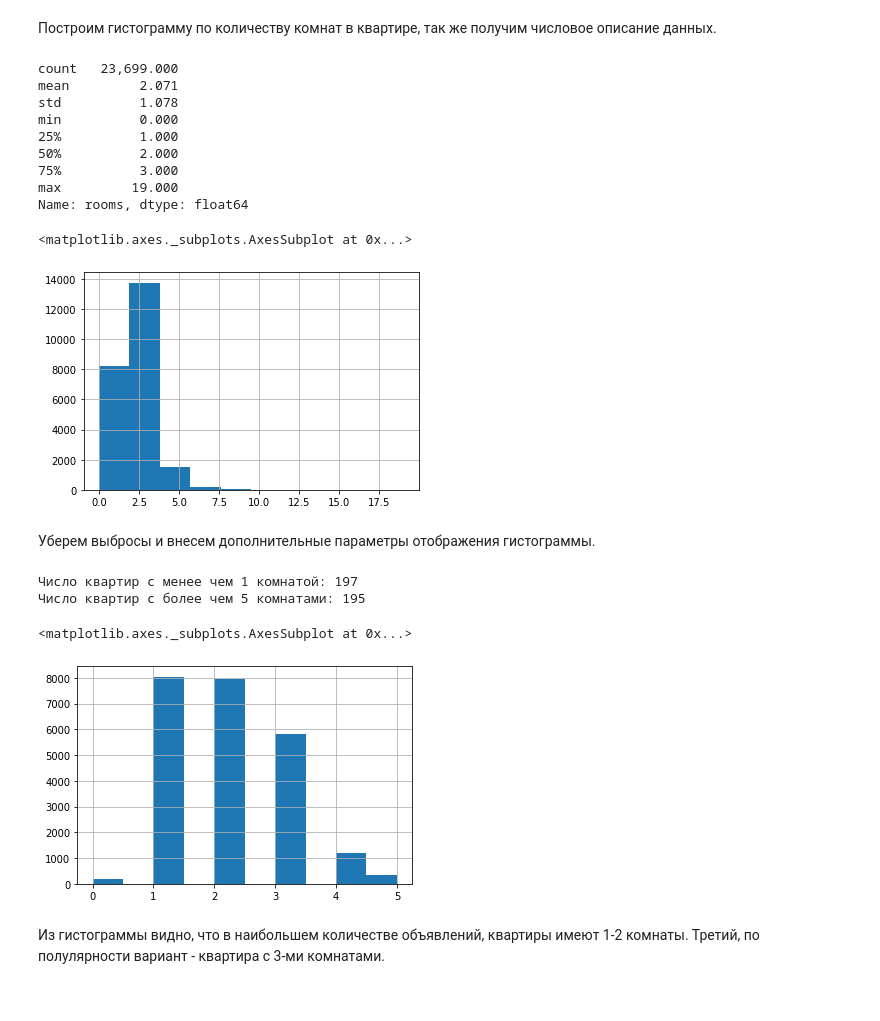
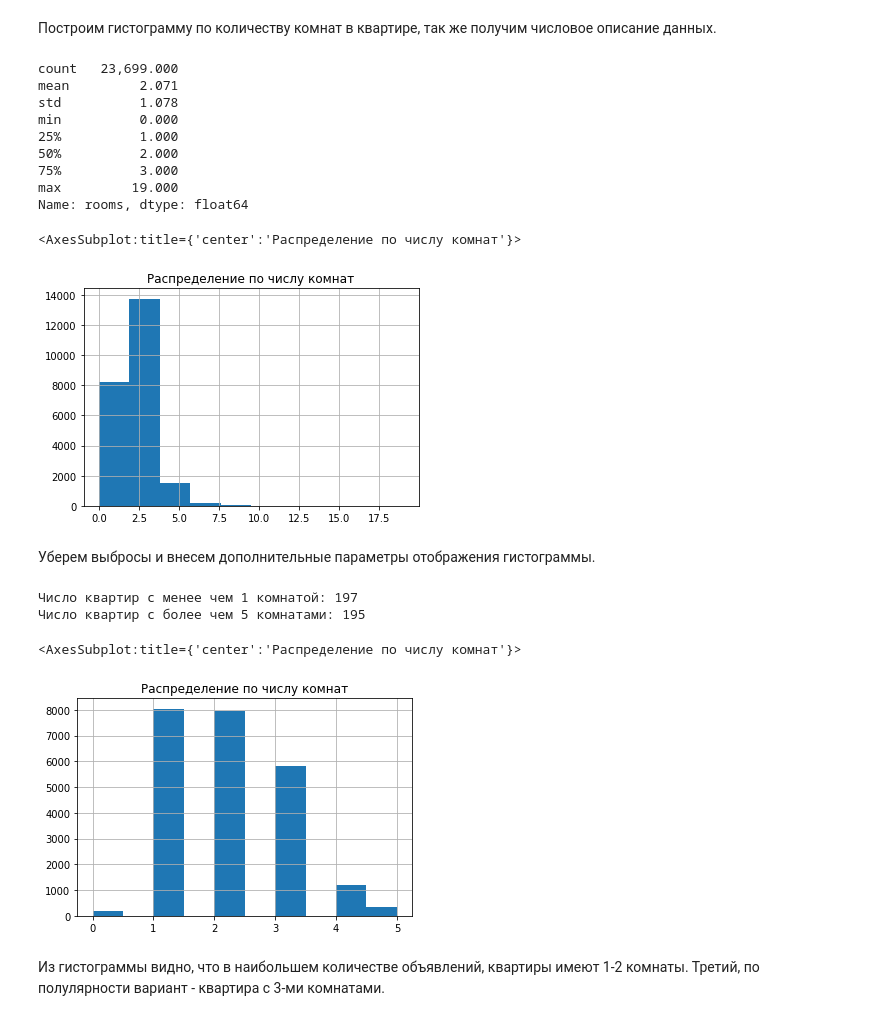
Before and after one commit to TaywanZ/project_yandex_practicum, a Jupyter notebook: project_2/project_2.ipynb, the cells around one changed output. Cells and saved outputs as stored; diff of their text form; code cells hidden in the pictures.

```diff
--- a/project_2/project_2.ipynb
+++ b/project_2/project_2.ipynb
@@ -427,30 +428,32 @@ Name: type_floor, dtype: int64
 # %%
 rooms_all = data_v2['rooms'].describe()
 display(rooms_all)
+plt.title('Распределение по числу комнат')
 data_v2['rooms'].hist()
 # %% [output]
 count   23,699.000
 mean         2.071
 std          1.078
 min          0.000
 25%          1.000
 50%          2.000
 75%          3.000
 max         19.000
 Name: rooms, dtype: float64
-<matplotlib.axes._subplots.AxesSubplot at 0x...>
+<AxesSubplot:title={'center':'Распределение по числу комнат'}>
-[figure, old version]
+[figure, new version]
 # %% [markdown]
 Уберем выбросы и внесем дополнительные параметры отображения гистограммы.
 # %%
 print("Число квартир с менее чем 1 комнатой:", data_v2.query('rooms < 1')['last_price'].count())
 print("Число квартир с более чем 5 комнатами:", data_v2.query('rooms > 5')['last_price'].count())
+plt.title('Распределение по числу комнат')
 display(data_v2['rooms'].hist(bins=10, range=(0, 5)))
 # %% [output]
 Число квартир с менее чем 1 комнатой: 197
 Число квартир с более чем 5 комнатами: 195
-<matplotlib.axes._subplots.AxesSubplot at 0x...>
+<AxesSubplot:title={'center':'Распределение по числу комнат'}>
-[figure, old version]
+[figure, new version]
 # %% [markdown]
 Из гистограммы видно, что в наибольшем количестве объявлений, квартиры имеют 1-2 комнаты. Третий, по полулярности вариант - квартира с 3-ми комнатами.
 # %% [markdown]
```
Also changed, not shown: parts of 31 cells of this notebook.
